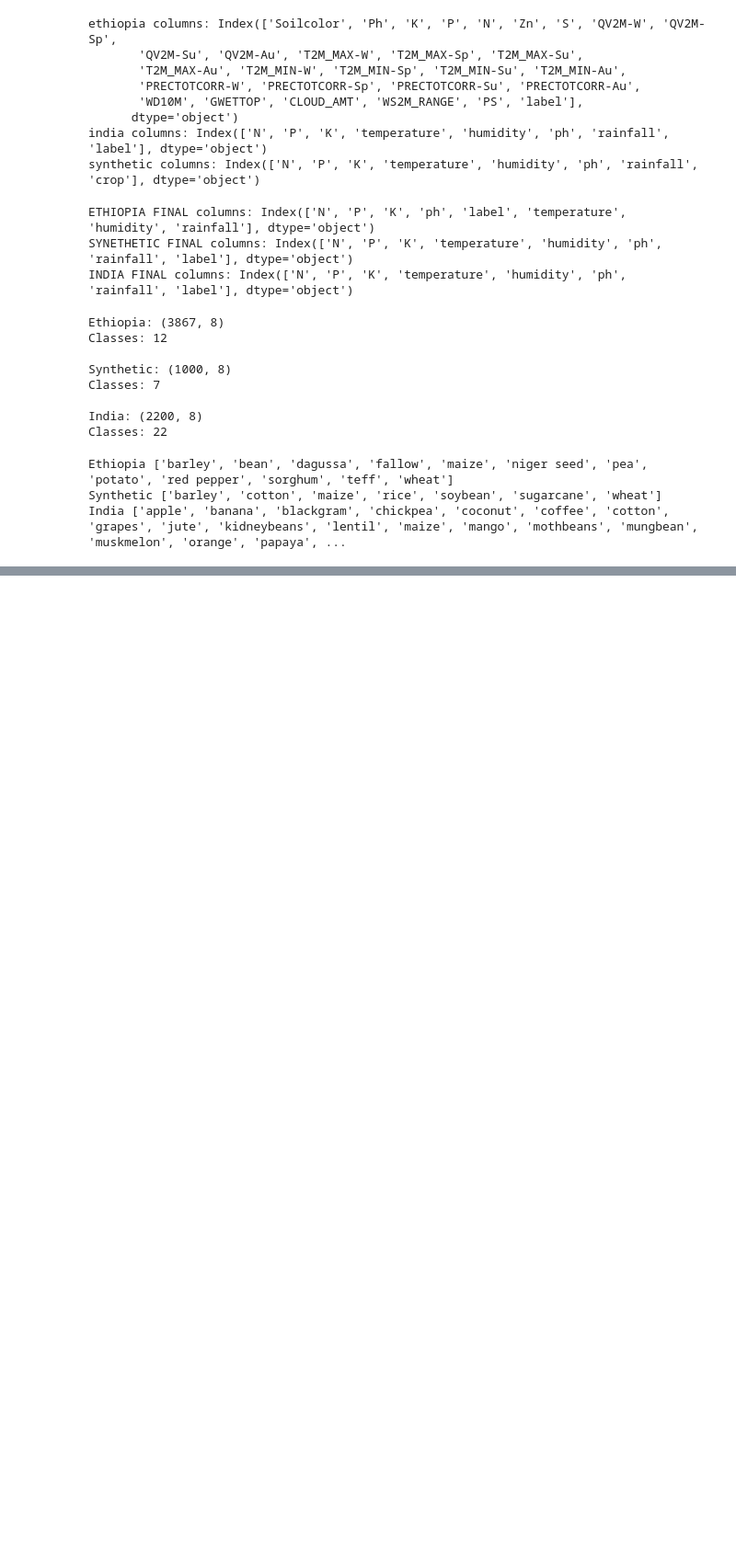
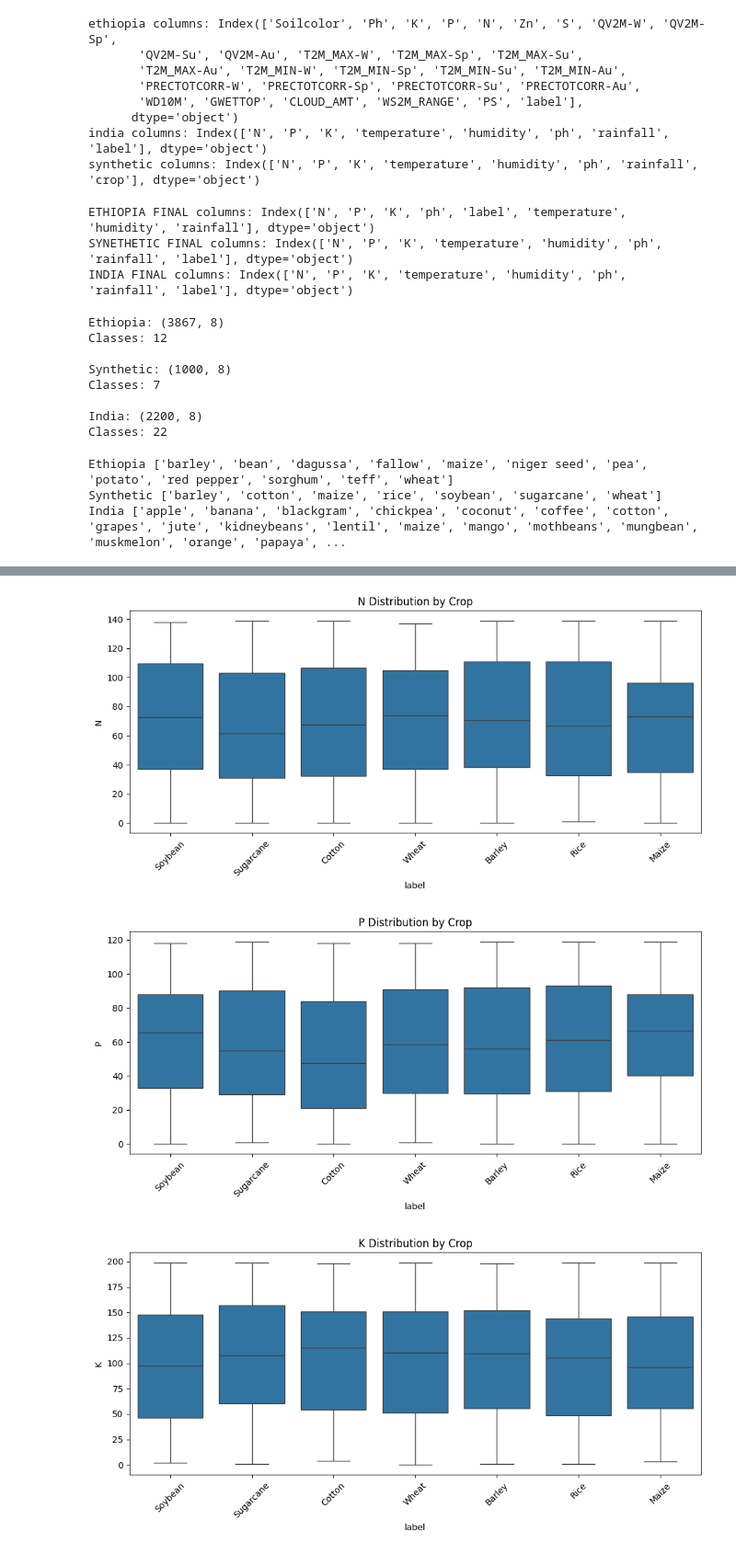
Before and after one commit to kellyegorman/data_mining, a Jupyter notebook: project_3/data_explore.ipynb, the cells around one changed output, grey strips where cells are left out. Shown at 92% size. Drawn from its saved outputs; the diff is of its cells as text; code cells hidden in the pictures; blank space fills up the shorter version.

Commit message:
work on the ethiopia models more

```diff
--- a/project_3/data_explore.ipynb
+++ b/project_3/data_explore.ipynb
@@ -136,0 +166,22 @@ India ['apple', 'banana', 'blackgram', 'chickpea', 'coconut', 'coffee', 'cotton'
+# %%
+
+import matplotlib.pyplot as plt
+import seaborn as sns
+
+eth = pd.read_csv("data/ethiopia_final.csv")
+synth = pd.read_csv("data/synthetic_final.csv")
+ind = pd.read_csv("data/india_final.csv")
+features = ["N", "P", "K", "temperature", "humidity", "ph", "rainfall"]
+target = "label"
+results = []
+for feature in features:
+    plt.figure(figsize=(10, 5))
+    sns.boxplot(data=synth, x="label", y=feature)
+    plt.title(f"{feature} Distribution by Crop")
+    plt.xticks(rotation=45)
+    plt.tight_layout()
+    plt.show()
+# %% [output]
+[figure, added]
+[figure, added]
+[figure, added]
```
Also changed, not shown: parts of 2 cells of this notebook, 3 other files.
